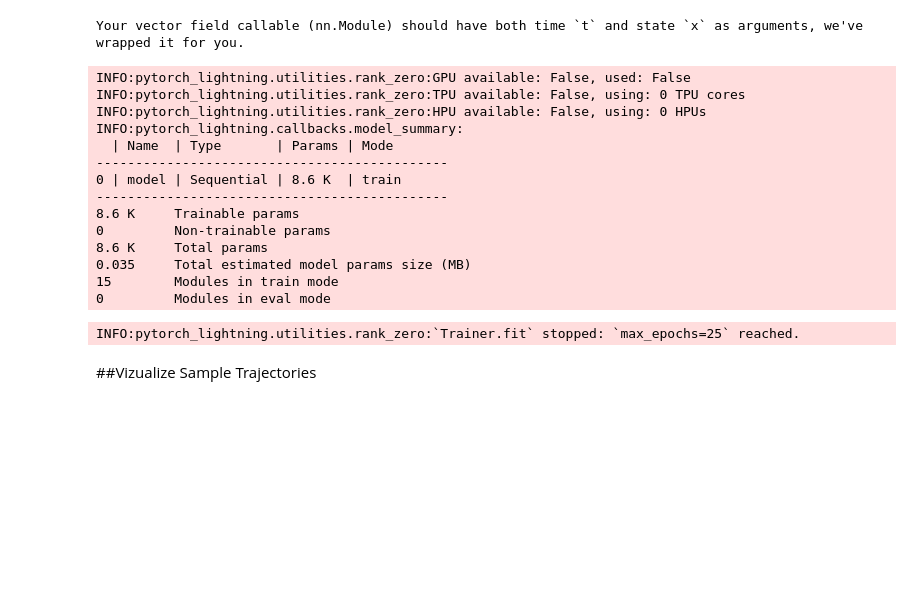
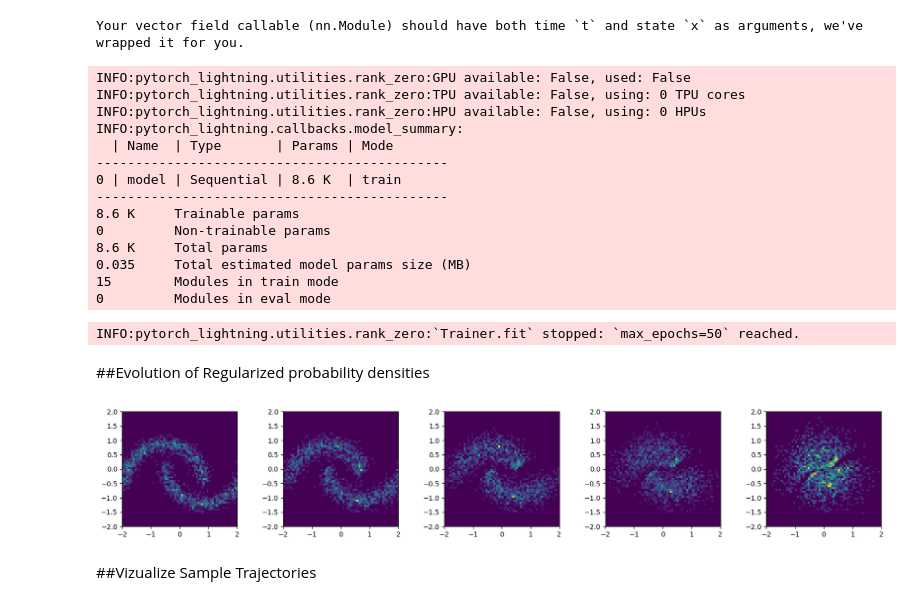
Before and after one commit to kelangray/Neural-ODEs, a Jupyter notebook: cnfs.ipynb, the cells around one changed output. Drawn from its saved outputs; the diff is of its cells as text; code cells hidden in the pictures; blank space fills up the shorter version.

```diff
--- a/cnfs.ipynb
+++ b/cnfs.ipynb
@@ -306,7 +305,7 @@ class Learner(pl.LightningModule):
         return trainloader
 
 learn = Learner(regularized_model)
-trainer = pl.Trainer(max_epochs=25, gradient_clip_val=1.0)
+trainer = pl.Trainer(max_epochs=50, gradient_clip_val=1.0)
 trainer.fit(learn);
 # %% [output]
 INFO:pytorch_lightning.utilities.rank_zero:GPU available: False, used: False
@@ -323,7 +322,33 @@ INFO:pytorch_lightning.callbacks.model_summary:
 0.035     Total estimated model params size (MB)
 15        Modules in train mode
 0         Modules in eval mode
-INFO:pytorch_lightning.utilities.rank_zero:`Trainer.fit` stopped: `max_epochs=25` reached.
+INFO:pytorch_lightning.utilities.rank_zero:`Trainer.fit` stopped: `max_epochs=50` reached.
+# %% [markdown]
+##Evolution of Regularized probability densities
+# %%
+t_span=torch.linspace(0, 1, 100)
+regularized_traj = regularized_model[1].trajectory(Augmenter(1, 2)(X_train[sample_indices]), t_span=t_span).detach().cpu()
+regularized_traj = regularized_traj[:, :, 2:]  # Remove kinetic energy and divergence
+
+fig, axes = plt.subplots(1, 5, figsize=(20, 5))
+fig.subplots_adjust(wspace=0.4)
+
+indices = np.linspace(0, t_span.shape[0]-1, num=5, dtype=int)
+for i in range(len(indices)):
+    idx = indices[i]
+    ax = axes[i]
+    h = ax.hist2d(
+        regularized_traj[idx, :, 0].cpu().numpy(),
+        regularized_traj[idx, :, 1].cpu().numpy(),
+        bins=64,
+        cmap="viridis",
+        density=True,
+        range=[[-2, 2], [-2, 2]]
+    )
+    ax.set_aspect('equal')
+plt.show()
+# %% [output]
+[figure, added]
 # %% [markdown]
 ##Vizualize Sample Trajectories
 # %%
```
Also changed, not shown: parts of 7 cells of this notebook.
